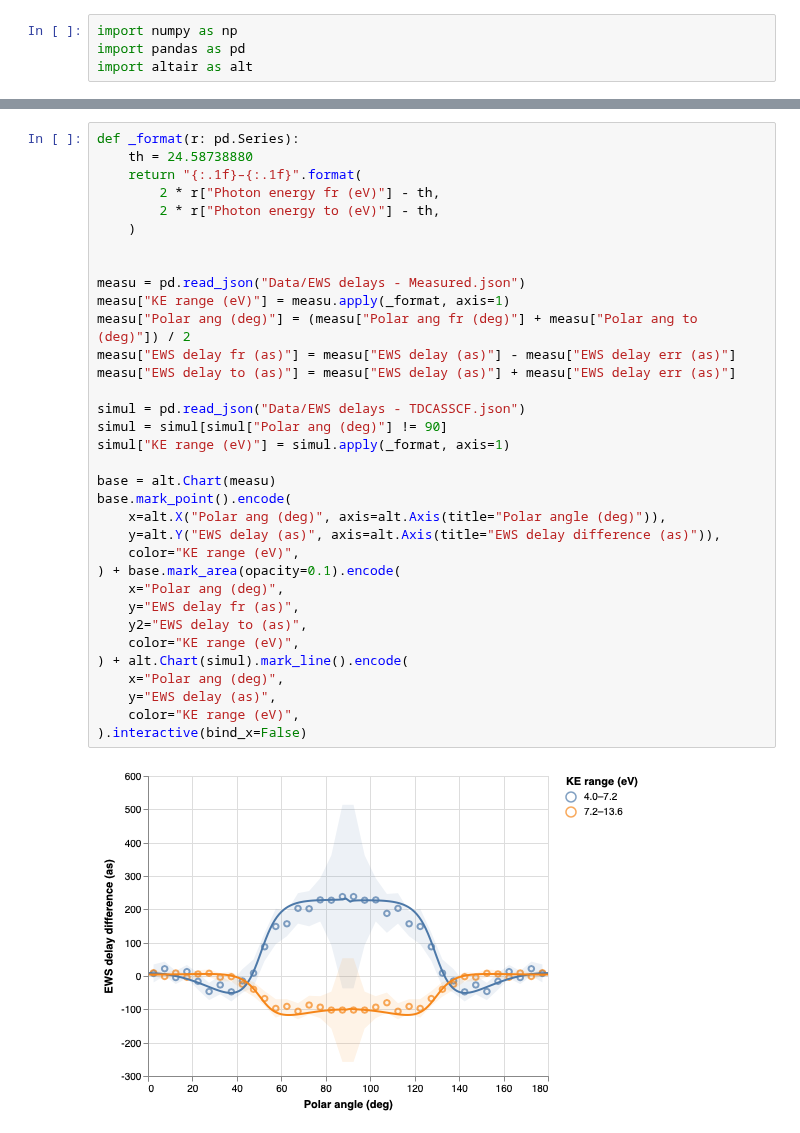
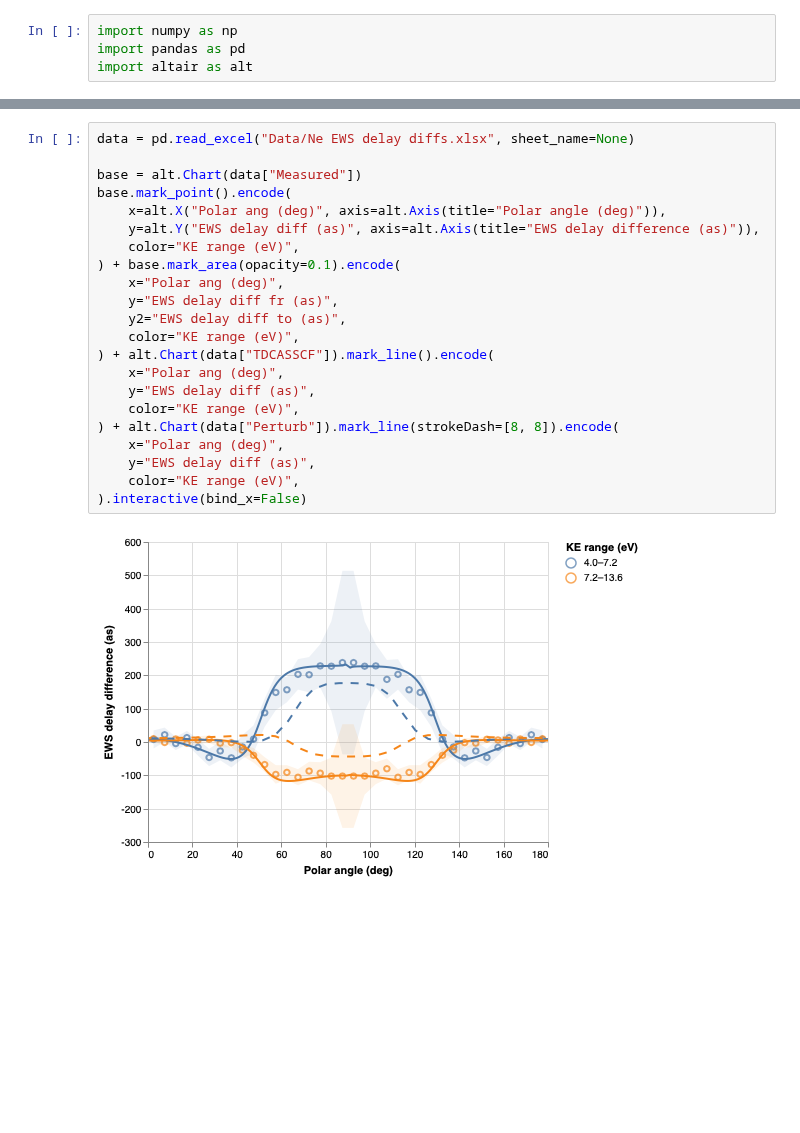
Before and after one commit to DaehyunPY/FERMI20144077, a Jupyter notebook: Notebooks/Ne phase shift diffs - Compare.ipynb, the cells around one changed output, grey strips where cells are left out. Cells and saved outputs as stored; diff of their text form; blank space fills up the shorter version.

```diff
--- a/Notebooks/Ne phase shift diffs - Compare.ipynb
+++ b/Notebooks/Ne phase shift diffs - Compare.ipynb
@@ -43,36 +29,24 @@ base.mark_point().encode(
 # %%
-def _format(r: pd.Series):
-    th = 24.58738880
-    return "{:.1f}–{:.1f}".format(
-        2 * r["Photon energy fr (eV)"] - th,
-        2 * r["Photon energy to (eV)"] - th,
-    )
+data = pd.read_excel("Data/Ne EWS delay diffs.xlsx", sheet_name=None)
 
-
-measu = pd.read_json("Data/EWS delays - Measured.json")
-measu["KE range (eV)"] = measu.apply(_format, axis=1)
-measu["Polar ang (deg)"] = (measu["Polar ang fr (deg)"] + measu["Polar ang to (deg)"]) / 2
-measu["EWS delay fr (as)"] = measu["EWS delay (as)"] - measu["EWS delay err (as)"]
-measu["EWS delay to (as)"] = measu["EWS delay (as)"] + measu["EWS delay err (as)"]
-
-simul = pd.read_json("Data/EWS delays - TDCASSCF.json")
-simul = simul[simul["Polar ang (deg)"] != 90]
-simul["KE range (eV)"] = simul.apply(_format, axis=1)
-
-base = alt.Chart(measu)
+base = alt.Chart(data["Measured"])
 base.mark_point().encode(
     x=alt.X("Polar ang (deg)", axis=alt.Axis(title="Polar angle (deg)")),
-    y=alt.Y("EWS delay (as)", axis=alt.Axis(title="EWS delay difference (as)")),
+    y=alt.Y("EWS delay diff (as)", axis=alt.Axis(title="EWS delay difference (as)")),
     color="KE range (eV)",
 ) + base.mark_area(opacity=0.1).encode(
     x="Polar ang (deg)",
-    y="EWS delay fr (as)",
-    y2="EWS delay to (as)",
+    y="EWS delay diff fr (as)",
+    y2="EWS delay diff to (as)",
     color="KE range (eV)",
-) + alt.Chart(simul).mark_line().encode(
+) + alt.Chart(data["TDCASSCF"]).mark_line().encode(
     x="Polar ang (deg)",
-    y="EWS delay (as)",
+    y="EWS delay diff (as)",
+    color="KE range (eV)",
+) + alt.Chart(data["Perturb"]).mark_line(strokeDash=[8, 8]).encode(
+    x="Polar ang (deg)",
+    y="EWS delay diff (as)",
     color="KE range (eV)",
 ).interactive(bind_x=False)
 # %% [output]
-[figure, old version]
+[figure, new version]
```
Also changed, not shown: parts of 1 cell of this notebook, 6 other files.
